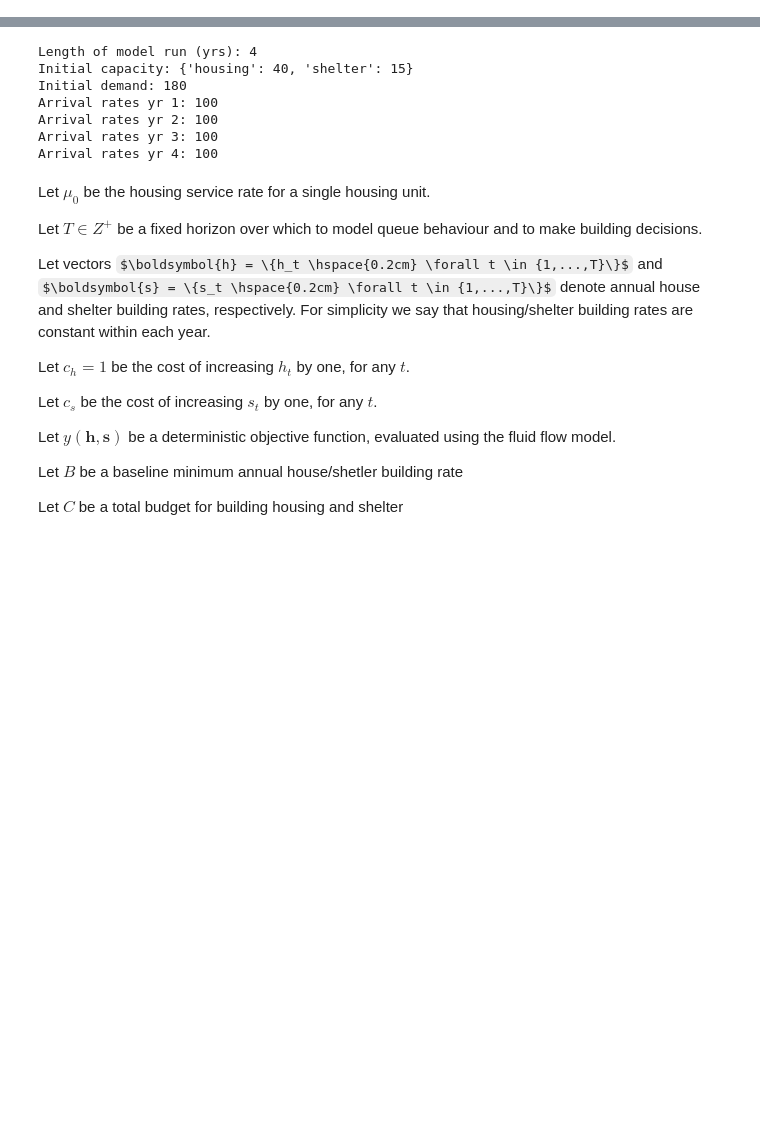
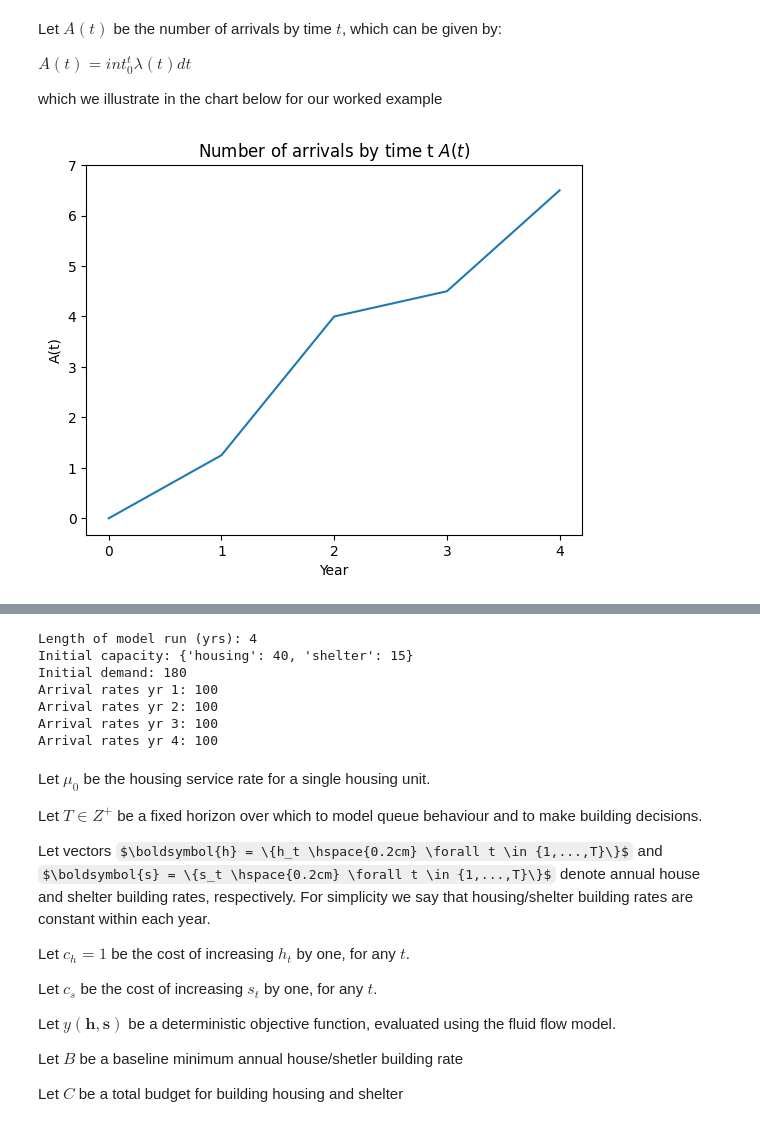
Before and after one commit to grahamburgess3/homeless_services, a Jupyter notebook: 08_fluid_flow_model.ipynb, the cells around one changed output, grey strips where cells are left out. Drawn from its saved outputs; the diff is of its cells as text; code cells hidden in the pictures; some formulas as TeX source; blank space fills up the shorter version.

```diff
--- a/08_fluid_flow_model.ipynb
+++ b/08_fluid_flow_model.ipynb
@@ -50,0 +54,21 @@ with open('data_as_is_exp1.json') as json_file:
+# %% [markdown]
+Let $A(t)$ be the number of arrivals by time $t$, which can be given by:
+
+$A(t) = int_{0}^{t} \lambda(t) dt$
+
+which we illustrate in the chart below for our worked example
+# %%
+# Data
+a = list(np.cumsum(np.array(lmbda)))
+
+# Line chart
+fig, ax = plt.subplots()
+ax.plot(t, a)
+ax.set_xlabel('Year')
+ax.set_ylabel('A(t)')
+ax.set_xticks(t)
+ax.set_yticks([i for i in range(math.ceil(a[len(a)-1])+1)])
+ax.set_title('Number of arrivals by time t $A(t)$')
+plt.show()
+# %% [output]
+[figure, added]
```
Also changed, not shown: parts of 12 cells of this notebook.
